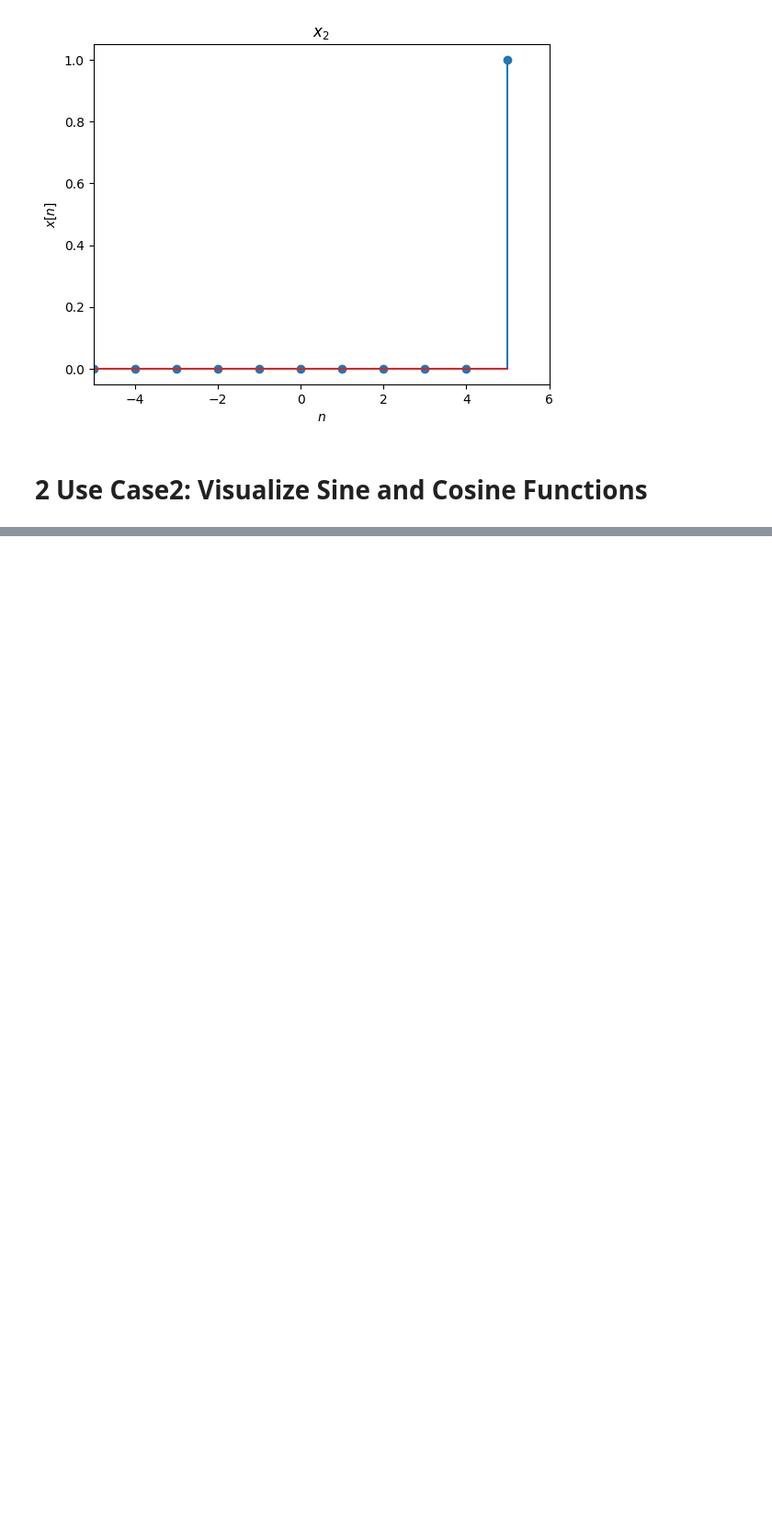
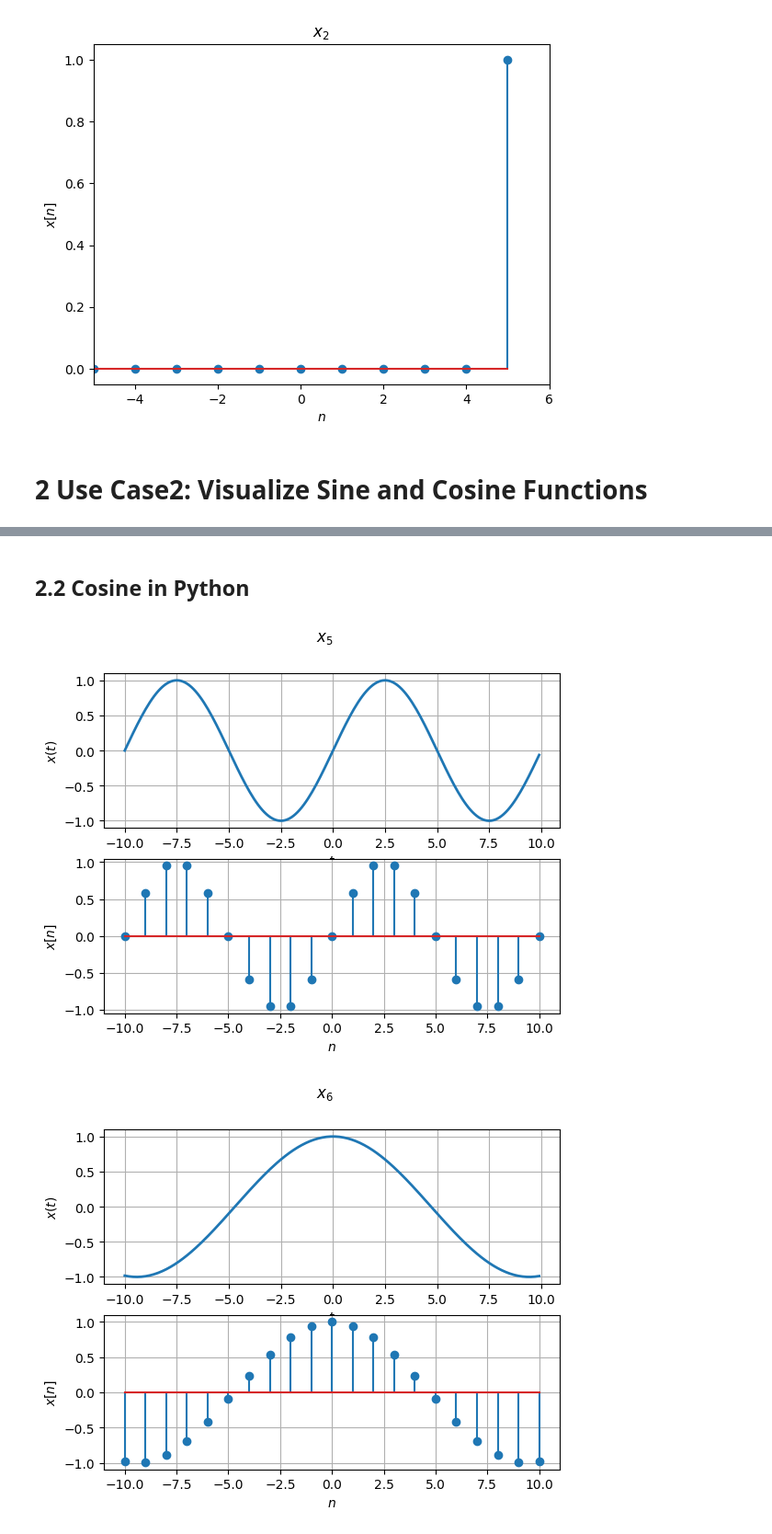
Before and after one commit to arnav-arg/Biomedical-Image-and-Signal-Analysis-Exercises, a Jupyter notebook: E01/E01.ipynb, the cells around one changed output, grey strips where cells are left out. Shown at 92% size. Saved outputs shown, nothing was run; the diff lists cells and outputs as text; code cells hidden in the pictures; blank space fills up the shorter version.

```diff
--- a/E01/E01.ipynb
+++ b/E01/E01.ipynb
@@ -46,3 +46,45 @@ for title, x in [("x_1", x_1), ("x_2", x_2)]:
 # %% [markdown]
 ## 2.1 Sketch periodic signals
 ![image.png](attachment:daef51c0-675e-428e-955c-7f929bfe42da.png)
+# %% [markdown]
+## 2.2 Cosine in Python
+# %%
+import numpy as np
+import matplotlib.pyplot as plt
+
+x0 = 1 #Amplitude in volts
+t = np.arange(-10, 10, 0.1)
+# Equidistant intervals in the range of -10 to 10 in 0.1 steps
+n = np.arange(-10, 11)  # Time index
+
+# Continuous-time signals
+x_5_t = x0 * np.sin(2 * np.pi * t / 10)
+x_6_t = x0 * np.cos(t / 3)
+
+# Discrete-time signals
+x_5_n = x0 * np.sin(2 * np.pi * n / 10)
+x_6_n = x0 * np.cos(n / 3)
+
+for title, x_t, x_n in [("x_5", x_5_t, x_5_n),
+                         ("x_6", x_6_t, x_6_n)]:
+
+    plt.suptitle(f"${title}$")
+
+    # Graph x_t
+    plt.subplot(2, 1, 1)
+    plt.plot(t, x_t, linewidth=2)
+    plt.grid(True)
+    plt.xlabel("$t$")
+    plt.ylabel("$x(t)$")
+
+    # Graph x_n
+    plt.subplot(2, 1, 2)
+    plt.stem(n, x_n)
+    plt.grid(True)
+    plt.xlabel("$n$")
+    plt.ylabel("$x[n]$")
+
+    plt.show()
+# %% [output]
+[figure, added]
+[figure, added]
```
Also changed, not shown: parts of 1 cell of this notebook, 1 other file.
